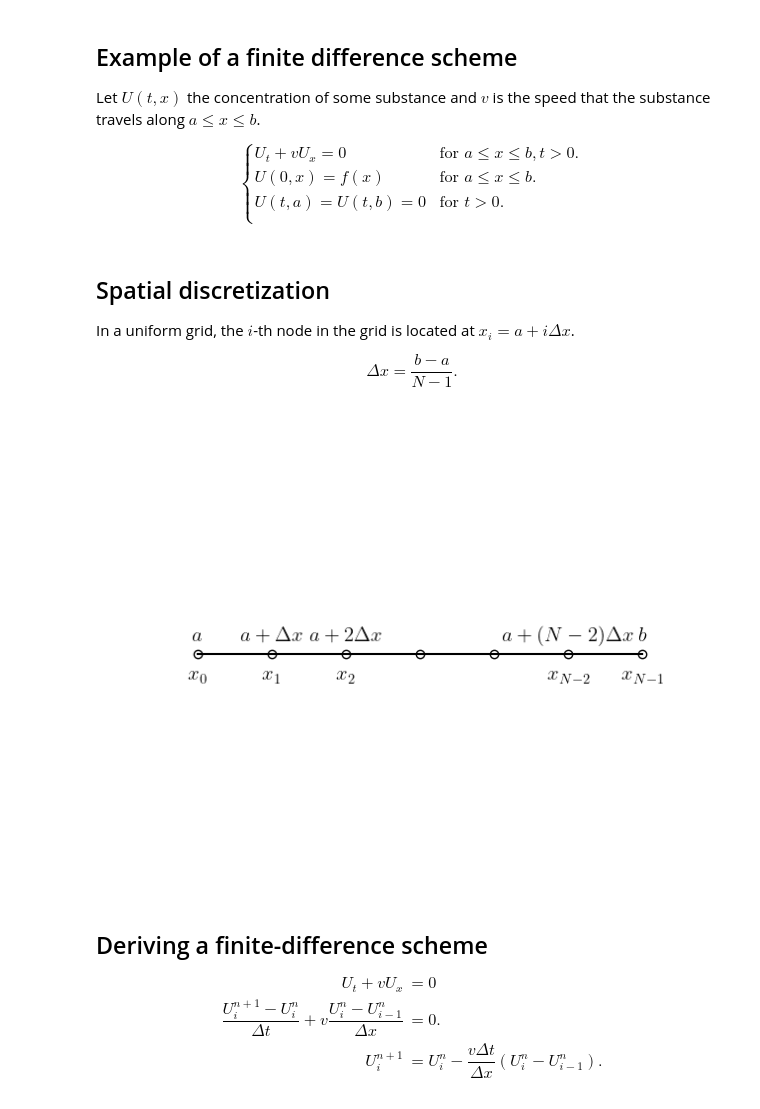
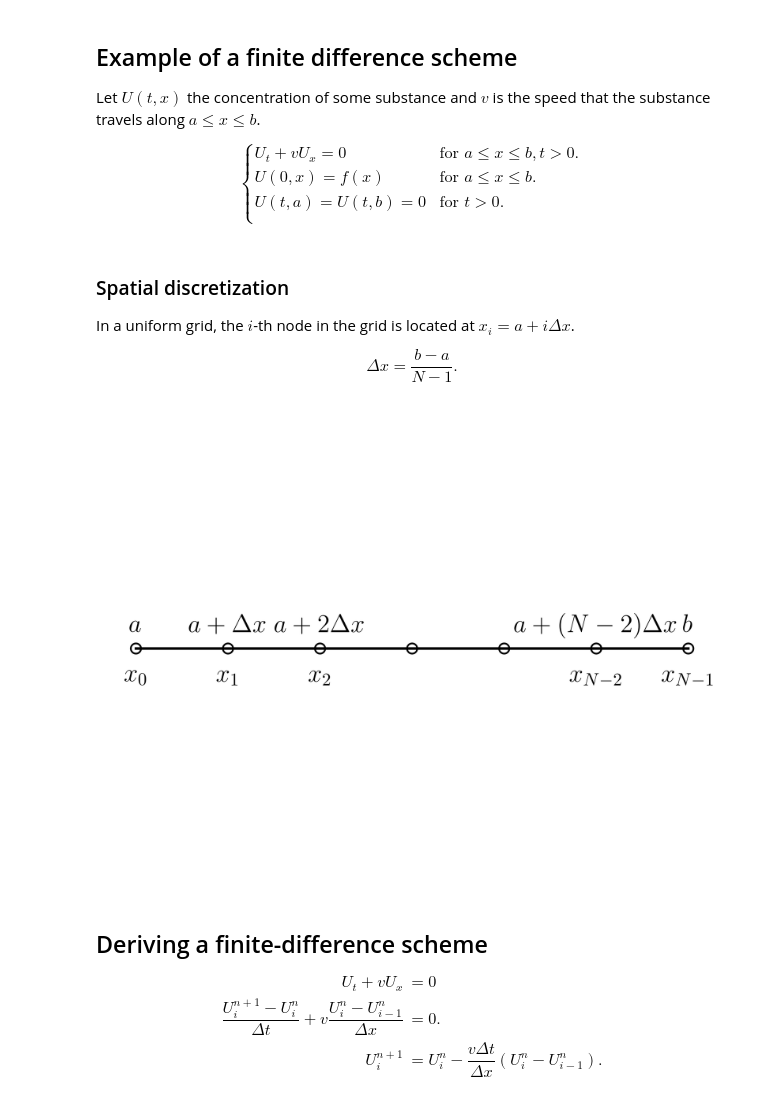
Before and after one commit to cpp-review-dune/python-pde, a Jupyter notebook: pde-book/notes/fda.ipynb, the cells around one changed output. Cells and saved outputs as stored; diff of their text form; code cells hidden in the pictures.

```diff
--- a/pde-book/notes/fda.ipynb
+++ b/pde-book/notes/fda.ipynb
@@ -574,7 +578,7 @@ U\left(t, b\right)=0
 \end{cases}
 $$
 # %% [markdown]
-## Spatial discretization
+### Spatial discretization
 
 In a uniform grid, the $i$-th node in the grid is located at $x_{i}=a+i\Delta x$.
 
@@ -585,24 +589,23 @@ $$
 # %%
 x = np.arange(-3, 4)
 
 fig, ax = plt.subplots()
 ax.plot(x, np.zeros_like(x), "ko-", mfc="none")
 ax.text(x[0], 0.004, rf"$a$", ha="center", fontsize=15)
 ax.text(x[0], -0.008, rf"$x_0$", ha="center", fontsize=15)
 ax.text(x[1], 0.004, rf"$a+\Delta x$", ha="center", fontsize=15)
 ax.text(x[1], -0.008, rf"$x_1$", ha="center", fontsize=15)
 ax.text(x[2], 0.004, rf"$a+2\Delta x$", ha="center", fontsize=15)
 ax.text(x[2], -0.008, rf"$x_2$", ha="center", fontsize=15)
 ax.text(x[-2], 0.004, rf"$a+(N-2)\Delta x$", ha="center", fontsize=15)
 ax.text(x[-2], -0.008, rf"$x_{{N-2}}$", ha="center", fontsize=15)
 ax.text(x[-1], 0.004, rf"$b$", ha="center", fontsize=15)
 ax.text(x[-1], -0.008, rf"$x_{{N-1}}$", ha="center", fontsize=15)
 ax.axes.get_xaxis().set_visible(False)
 ax.axes.get_yaxis().set_visible(False)
-fig.set_tight_layout(True)
 ax.set_frame_on(False)
 # %% [output]
-[figure, old version]
+[figure, new version]
 # %% [markdown]
 ## Deriving a finite-difference scheme
 
```
Also changed, not shown: parts of 16 cells of this notebook, 4 other files.
